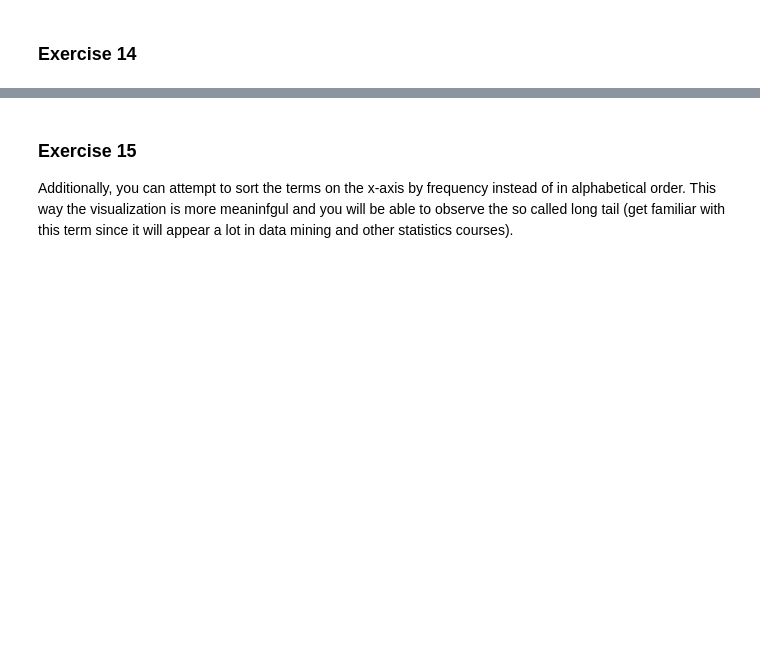
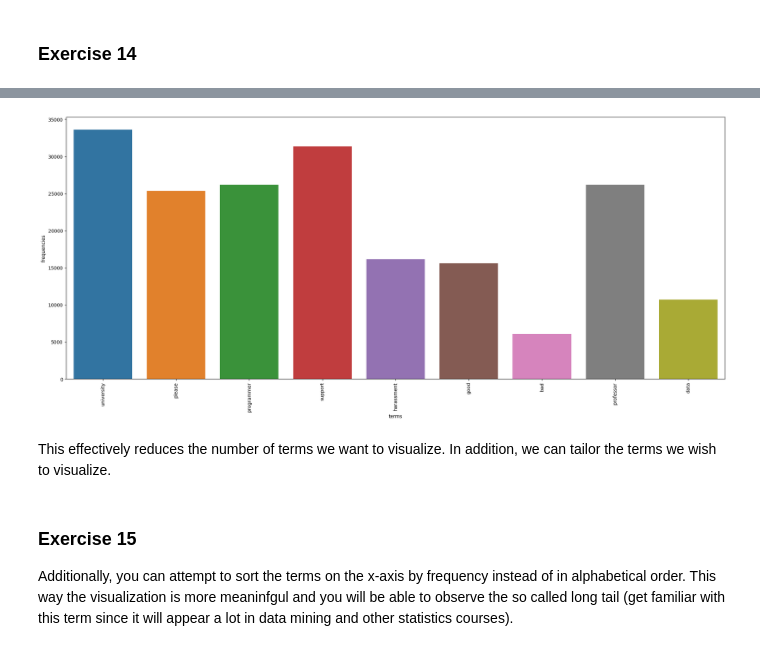
Before and after one commit to vlopez0392/DM2023-Lab1-Fork, a Jupyter notebook: Homework/DM2023_Lab1_Homework.ipynb, the cells around one changed output, grey strips where cells are left out. Cells and saved outputs as stored; diff of their text form; code cells hidden in the pictures; blank space fills up the shorter version.

```diff
--- a/Homework/DM2023_Lab1_Homework.ipynb
+++ b/Homework/DM2023_Lab1_Homework.ipynb
@@ -405,0 +419,20 @@ fig.show()
+# %%
+###Suppose we are interested in the following terms:
+terms = ['university','please','0','programmer','support', 'harassment'];
+
+def findIdx(terms):
+  index_arr = [];
+  res = 0;
+
+  for key in terms:
+    try:
+      res = count_vect.vocabulary_[key];
+      index_arr.append(res);
+    except: ##Handle term not present in the vocabulary
+      print("The key: ", key, " does not exist in the vocabulary" ); ##Could erase the key from the terms array
+  return index_arr
+
+terms = ['university','please','programmer','support', 'harassment','good','bad','professor','data'];
+indexes = findIdx(terms);
+print(terms);
+print(indexes);
@@ -405,0 +442,7 @@ fig.show()
+# %%
+###Create a dataframe with the terms of interest
+term_freq= np.take(np.asarray(X_counts.sum(axis=0))[0], indexes)
+
+term_DF = pd.DataFrame([terms, indexes]).T;
+term_DF.columns = ['terms','frequencies'];
+term_DF.head()
@@ -406,3 +456,12 @@ fig.show()
+# %%
+###Plot the distribution of the terms we are interested in:
+plt.subplots(figsize=(25, 10))
+g = sns.barplot(x=term_DF['terms'], y=term_DF['frequencies']);
+g.set_xticklabels(term_DF['terms'], rotation = 90);
+# %% [output]
+[figure, added]
+# %% [markdown]
+This effectively reduces the number of terms we want to visualize. In addition, we can tailor the terms we wish to visualize.
 # %% [markdown]
 ### **Exercise 15**
 
```
Also changed, not shown: parts of 9 cells of this notebook, 1 other file.
